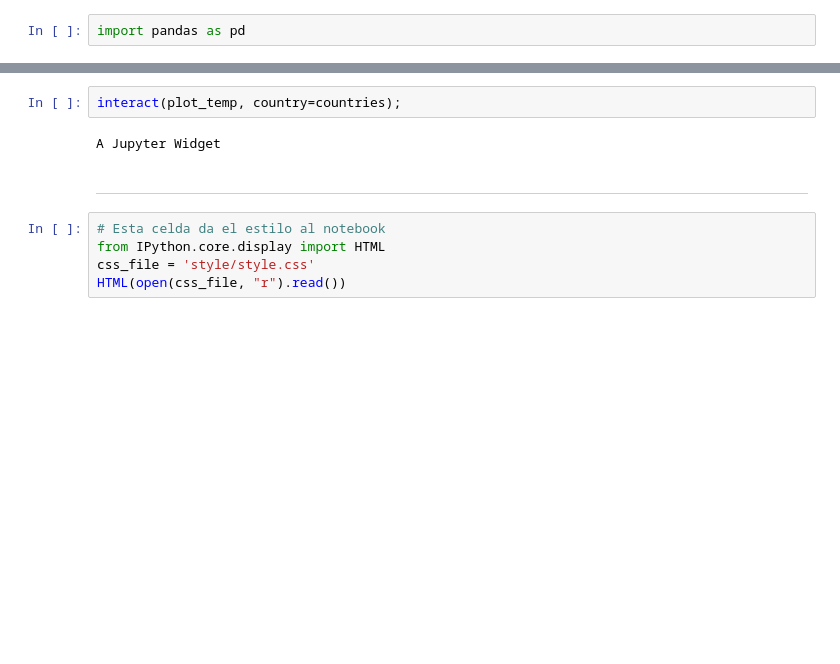
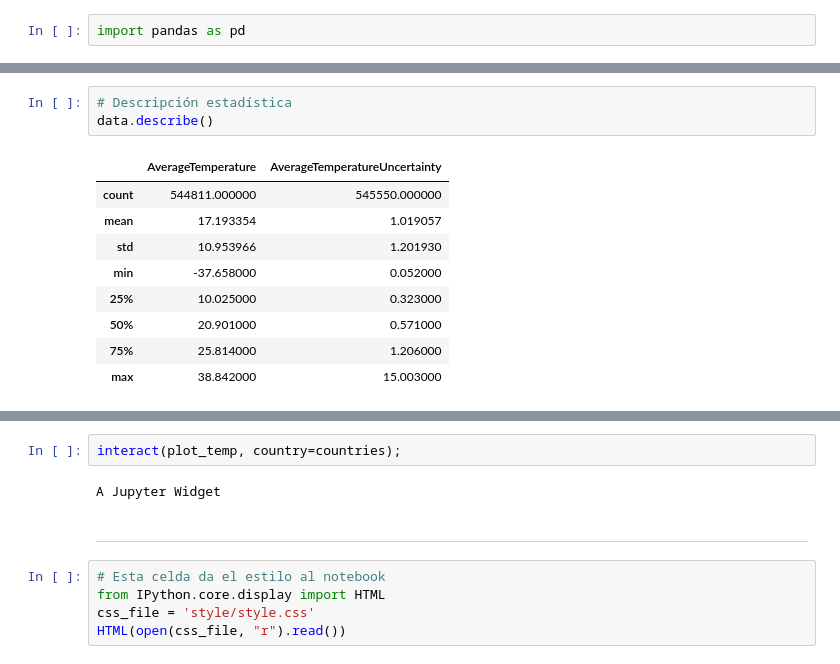
Before and after one commit to AlexS12/promo_notebook, a Jupyter notebook: promo_notebook.ipynb, the cells around one changed output, grey strips where cells are left out. Drawn from its saved outputs; the diff is of its cells as text; blank space fills up the shorter version.

```diff
--- a/promo_notebook.ipynb
+++ b/promo_notebook.ipynb
@@ -157,0 +146,13 @@ gby.pivot(index='year', columns='month', values='AverageTemperature')
+# %%
+# Descripción estadística
+data.describe()
+# %% [output]
+|  | AverageTemperature | AverageTemperatureUncertainty |
+| count | 544811.000000 | 545550.000000 |
+| mean | 17.193354 | 1.019057 |
+| std | 10.953966 | 1.201930 |
+| min | -37.658000 | 0.052000 |
+| 25% | 10.025000 | 0.323000 |
+| 50% | 20.901000 | 0.571000 |
+| 75% | 25.814000 | 1.206000 |
+| max | 38.842000 | 15.003000 |
```
Also changed, not shown: parts of 5 cells of this notebook.
